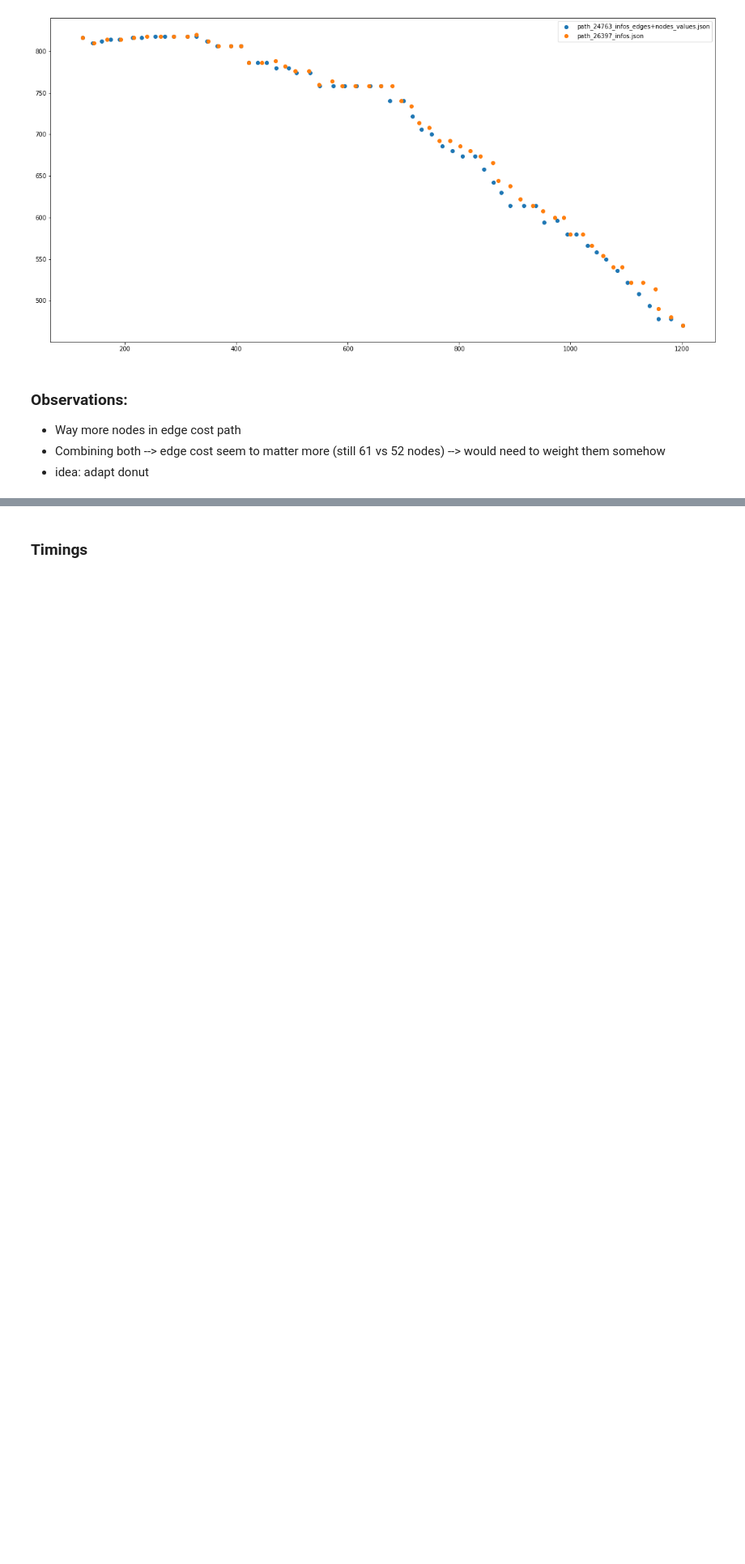
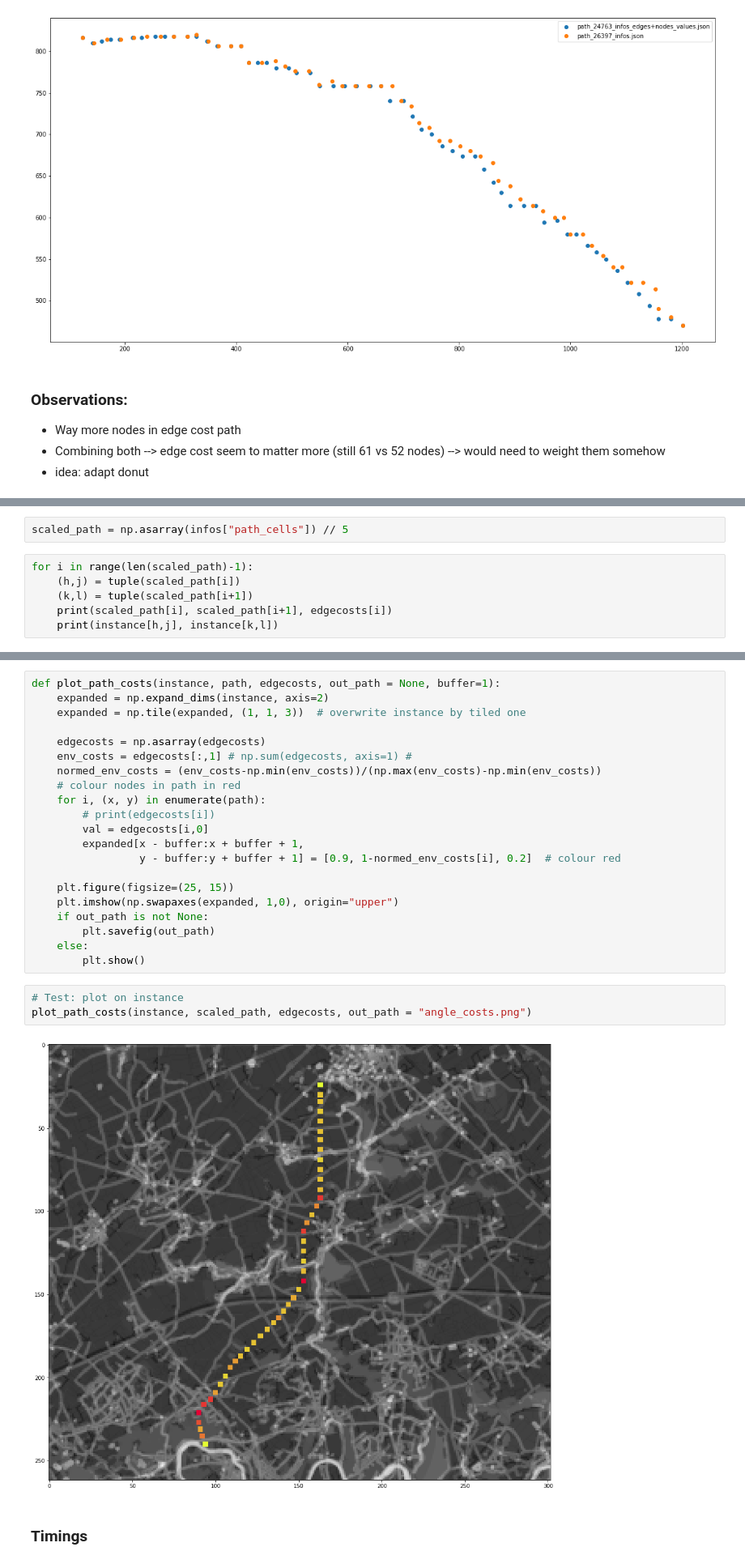
Before and after one commit to NinaWie/PowerPlanner, a Jupyter notebook: notebooks/Timing tests.ipynb, the cells around one changed output, grey strips where cells are left out. Shown at 81% size. Saved outputs shown, nothing was run; the diff lists cells and outputs as text; blank space fills up the shorter version.

Commit message:
weighted costs

```diff
--- a/notebooks/Timing tests.ipynb
+++ b/notebooks/Timing tests.ipynb
@@ -161,0 +193,8 @@ path_26397_infos.json path length: 56
+# %%
+scaled_path = np.asarray(infos["path_cells"]) // 5
+# %%
+for i in range(len(scaled_path)-1):
+    (h,j) = tuple(scaled_path[i])
+    (k,l) = tuple(scaled_path[i+1])
+    print(scaled_path[i], scaled_path[i+1], edgecosts[i])
+    print(instance[h,j], instance[k,l])
@@ -162,3 +219,29 @@ path_26397_infos.json path length: 56
+# %%
+def plot_path_costs(instance, path, edgecosts, out_path = None, buffer=1):
+    expanded = np.expand_dims(instance, axis=2)
+    expanded = np.tile(expanded, (1, 1, 3))  # overwrite instance by tiled one
+
+    edgecosts = np.asarray(edgecosts)
+    env_costs = edgecosts[:,1] # np.sum(edgecosts, axis=1) #
+    normed_env_costs = (env_costs-np.min(env_costs))/(np.max(env_costs)-np.min(env_costs))
+    # colour nodes in path in red
+    for i, (x, y) in enumerate(path):
+        # print(edgecosts[i])
+        val = edgecosts[i,0]
+        expanded[x - buffer:x + buffer + 1,
+                 y - buffer:y + buffer + 1] = [0.9, 1-normed_env_costs[i], 0.2]  # colour red
+
+    plt.figure(figsize=(25, 15))
+    plt.imshow(np.swapaxes(expanded, 1,0), origin="upper")
+    if out_path is not None:
+        plt.savefig(out_path)
+    else:
+        plt.show()
+# %%
+# Test: plot on instance
+plot_path_costs(instance, scaled_path, edgecosts, out_path = "angle_costs.png")
+# %% [output]
+[figure, added]
 # %% [markdown]
 ### Timings
 # %%
```
Also changed, not shown: parts of 9 cells of this notebook, 7 other files.
